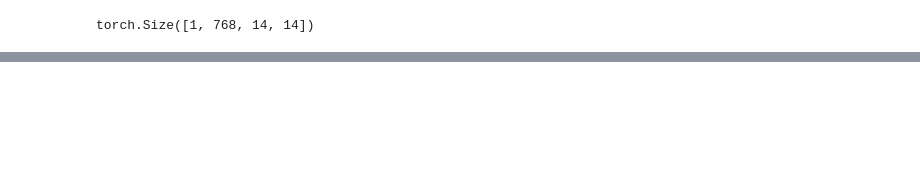
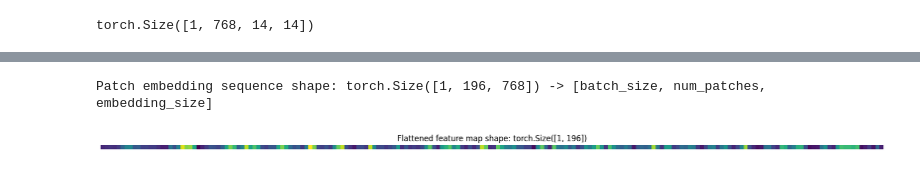
Before and after one commit to Adarsh0047/PyTorch-ZTM, a Jupyter notebook: 8. Paper Replicating/08_Paper_Replicating_With_Pytorch.ipynb, the cells around one changed output, grey strips where cells are left out. Drawn from its saved outputs; the diff is of its cells as text; code cells hidden in the pictures; blank space fills up the shorter version.

Commit message:
added code for flattening embeddings

```diff
--- a/8. Paper Replicating/08_Paper_Replicating_With_Pytorch.ipynb
+++ b/8. Paper Replicating/08_Paper_Replicating_With_Pytorch.ipynb
@@ -396,0 +403,3 @@ single_feature_map, single_feature_map.requires_grad
+# %%
+from torch import nn
+flatten = nn.Flatten(start_dim=2, end_dim=-1)
@@ -396,0 +412,14 @@ single_feature_map, single_feature_map.requires_grad
+# %%
+# 1. View single image
+plt.imshow(image.permute(1, 2, 0)) # adjust for matplotlib
+plt.title(class_names[label])
+plt.axis(False);
+print(f"Original image shape: {image.shape}")
+
+# 2. Turn image into feature maps
+image_out_of_conv = conv2d(image.unsqueeze(0)) # add batch dimension to avoid shape errors
+print(f"Image feature map shape: {image_out_of_conv.shape}")
+
+# 3. Flatten the feature maps
+image_out_of_conv_flattened = flatten(image_out_of_conv)
+print(f"Flattened image feature map shape: {image_out_of_conv_flattened.shape}")
@@ -396,0 +431,14 @@ single_feature_map, single_feature_map.requires_grad
+# %%
+# Get flattened image patch embeddings in right shape
+image_out_of_conv_flattened_reshaped = image_out_of_conv_flattened.permute(0, 2, 1) # [batch_size, P^2•C, N] -> [batch_size, N, P^2•C]
+print(f"Patch embedding sequence shape: {image_out_of_conv_flattened_reshaped.shape} -> [batch_size, num_patches, embedding_size]")
+# %% [output]
+Patch embedding sequence shape: torch.Size([1, 196, 768]) -> [batch_size, num_patches, embedding_size]
+# %%
+single_flattened_feature_map = image_out_of_conv_flattened_reshaped[:, :, 0]
+plt.figure(figsize=(22, 22))
+plt.imshow(single_flattened_feature_map.detach().numpy())
+plt.title(f"Flattened feature map shape: {single_flattened_feature_map.shape}")
+plt.axis(False);
+# %% [output]
+[figure, added]
```
Also changed, not shown: parts of 16 cells of this notebook.
